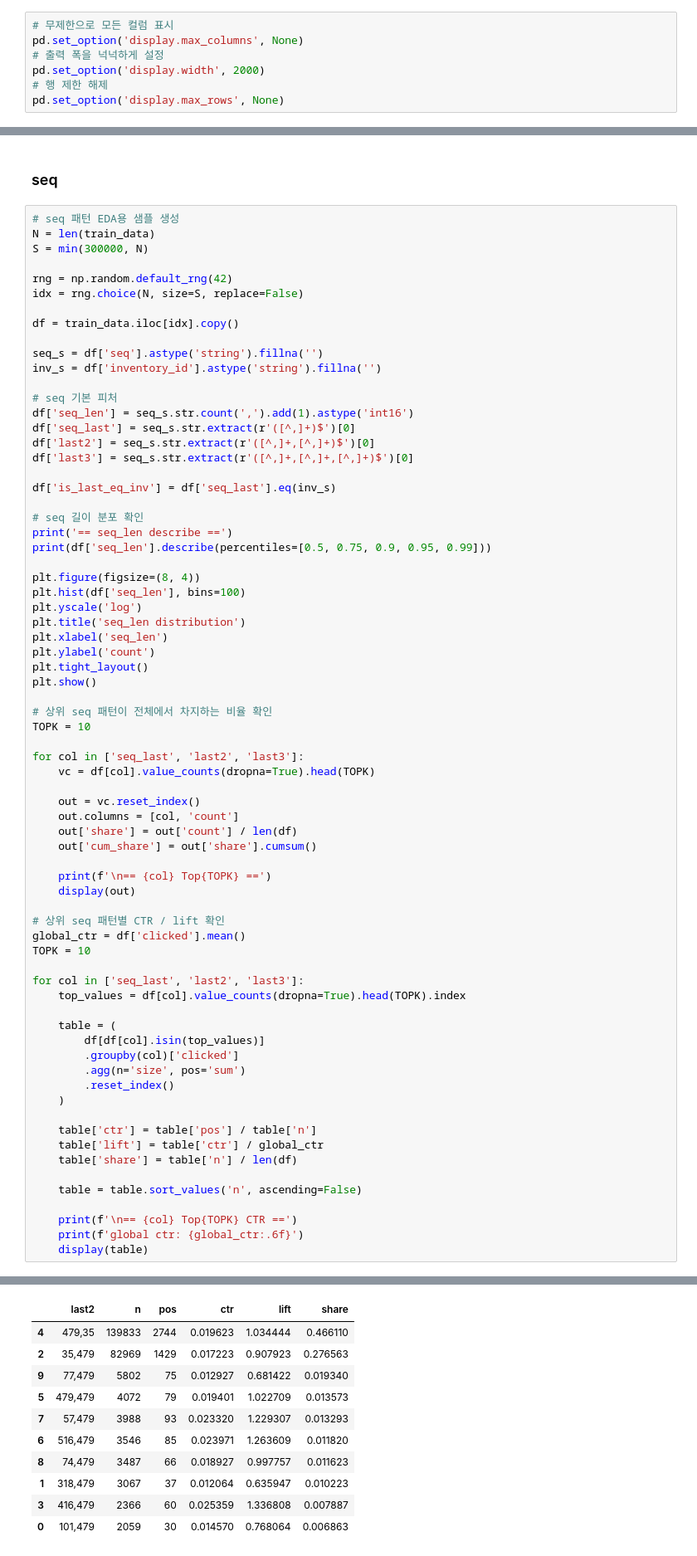
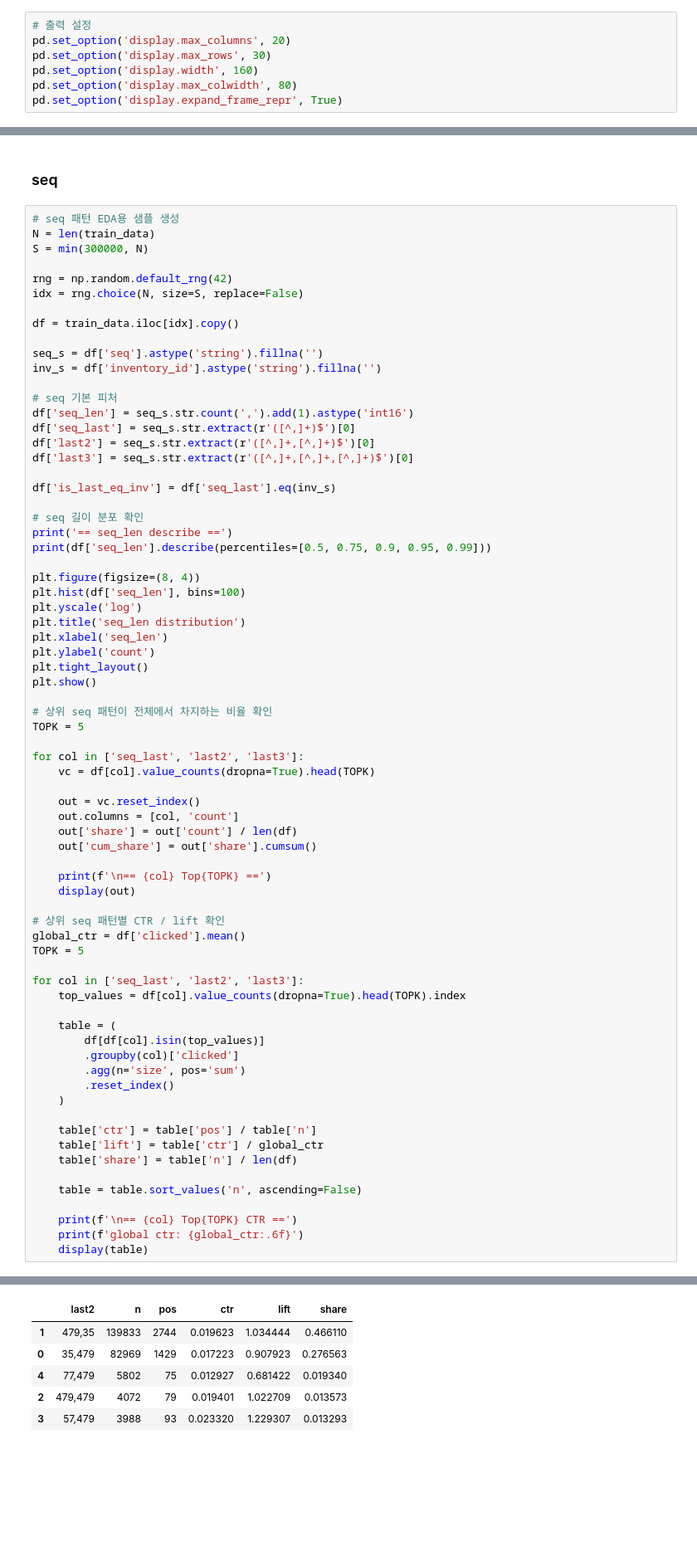
Before and after one commit to woohyeokLi/Toss, a Jupyter notebook: EDA.ipynb, the cells around one changed output, grey strips where cells are left out. Shown at 83% size. Cells and saved outputs as stored; diff of their text form; blank space fills up the shorter version.

```diff
--- a/EDA.ipynb
+++ b/EDA.ipynb
@@ -16,13 +16,13 @@ import pandas as pd
 import matplotlib.pyplot as plt
 # %% [markdown]
 ### 기본 설정
-# %%
-# 무제한으로 모든 컬럼 표시
-pd.set_option('display.max_columns', None)
-# 출력 폭을 넉넉하게 설정
-pd.set_option('display.width', 2000)
-# 행 제한 해제
-pd.set_option('display.max_rows', None)
+# %%
+# 출력 설정
+pd.set_option('display.max_columns', 20)
+pd.set_option('display.max_rows', 30)
+pd.set_option('display.width', 160)
+pd.set_option('display.max_colwidth', 80)
+pd.set_option('display.expand_frame_repr', True)
 # %% [markdown]
 ### 데이터 로드
 # %%
@@ -433,7 +453,7 @@ plt.tight_layout()
 plt.show()
 
 # 상위 seq 패턴이 전체에서 차지하는 비율 확인
-TOPK = 10
+TOPK = 5
 
 for col in ['seq_last', 'last2', 'last3']:
     vc = df[col].value_counts(dropna=True).head(TOPK)
@@ -448,7 +468,7 @@ for col in ['seq_last', 'last2', 'last3']:
 
 # 상위 seq 패턴별 CTR / lift 확인
 global_ctr = df['clicked'].mean()
-TOPK = 10
+TOPK = 5
 
 for col in ['seq_last', 'last2', 'last3']:
     top_values = df[col].value_counts(dropna=True).head(TOPK).index
@@ -536,12 +536,7 @@ global ctr: 0.018970
 global ctr: 0.018970
 |  | last2 | n | pos | ctr | lift | share |
-| 4 | 479,35 | 139833 | 2744 | 0.019623 | 1.034444 | 0.466110 |
-| 2 | 35,479 | 82969 | 1429 | 0.017223 | 0.907923 | 0.276563 |
-| 9 | 77,479 | 5802 | 75 | 0.012927 | 0.681422 | 0.019340 |
-| 5 | 479,479 | 4072 | 79 | 0.019401 | 1.022709 | 0.013573 |
-| 7 | 57,479 | 3988 | 93 | 0.023320 | 1.229307 | 0.013293 |
-| 6 | 516,479 | 3546 | 85 | 0.023971 | 1.263609 | 0.011820 |
-| 8 | 74,479 | 3487 | 66 | 0.018927 | 0.997757 | 0.011623 |
-| 1 | 318,479 | 3067 | 37 | 0.012064 | 0.635947 | 0.010223 |
-| 3 | 416,479 | 2366 | 60 | 0.025359 | 1.336808 | 0.007887 |
-| 0 | 101,479 | 2059 | 30 | 0.014570 | 0.768064 | 0.006863 |
+| 1 | 479,35 | 139833 | 2744 | 0.019623 | 1.034444 | 0.466110 |
+| 0 | 35,479 | 82969 | 1429 | 0.017223 | 0.907923 | 0.276563 |
+| 4 | 77,479 | 5802 | 75 | 0.012927 | 0.681422 | 0.019340 |
+| 2 | 479,479 | 4072 | 79 | 0.019401 | 1.022709 | 0.013573 |
+| 3 | 57,479 | 3988 | 93 | 0.023320 | 1.229307 | 0.013293 |
```
Also changed, not shown: parts of 7 cells of this notebook.
